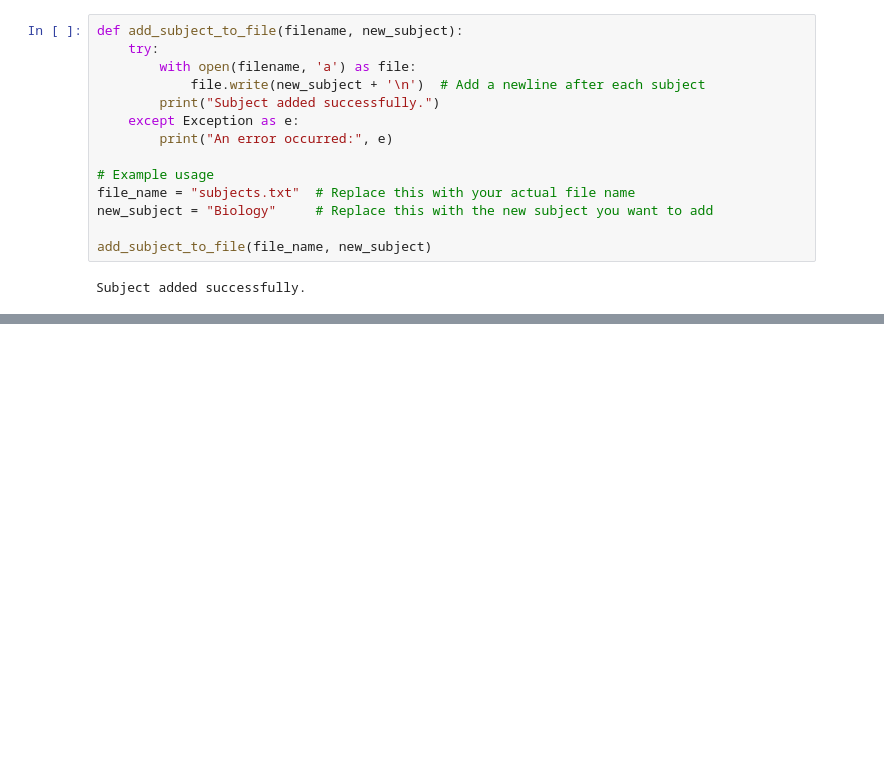
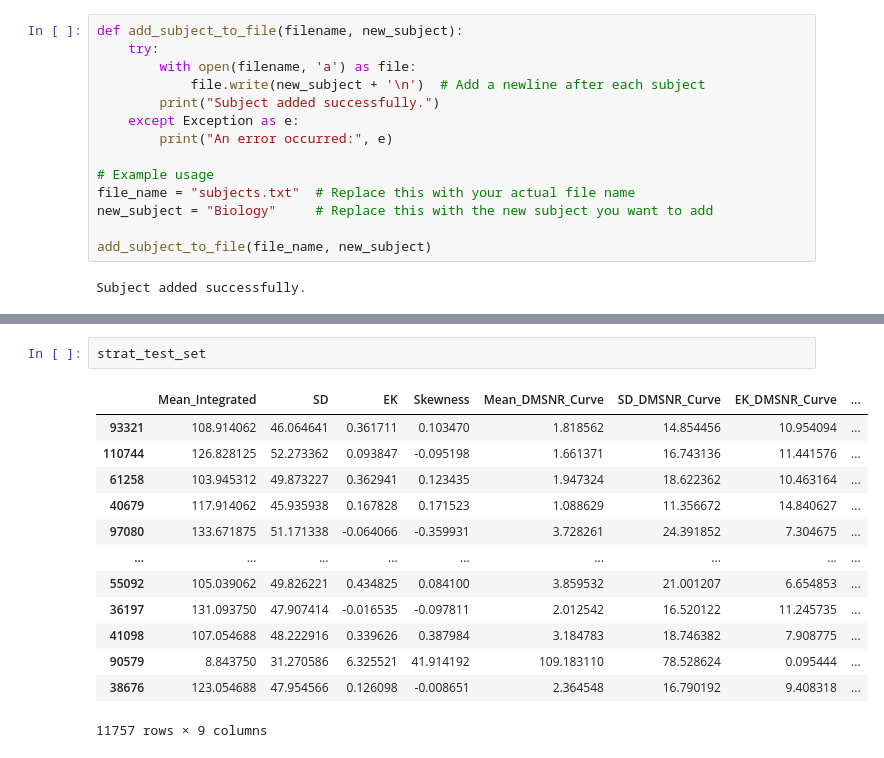
Before and after one commit to sumit-1492/pulsar_project, a Jupyter notebook: research/trials.ipynb, the cells around one changed output, grey strips where cells are left out. Drawn from its saved outputs; the diff is of its cells as text; blank space fills up the shorter version.

```diff
--- a/research/trials.ipynb
+++ b/research/trials.ipynb
@@ -138,0 +247,16 @@ Subject added successfully.
+# %%
+strat_test_set
+# %% [output]
+|  | Mean_Integrated | SD | EK | Skewness | Mean_DMSNR_Curve | SD_DMSNR_Curve | EK_DMSNR_Curve | ... |
+| 93321 | 108.914062 | 46.064641 | 0.361711 | 0.103470 | 1.818562 | 14.854456 | 10.954094 | ... |
+| 110744 | 126.828125 | 52.273362 | 0.093847 | -0.095198 | 1.661371 | 16.743136 | 11.441576 | ... |
+| 61258 | 103.945312 | 49.873227 | 0.362941 | 0.123435 | 1.947324 | 18.622362 | 10.463164 | ... |
+| 40679 | 117.914062 | 45.935938 | 0.167828 | 0.171523 | 1.088629 | 11.356672 | 14.840627 | ... |
+| 97080 | 133.671875 | 51.171338 | -0.064066 | -0.359931 | 3.728261 | 24.391852 | 7.304675 | ... |
+| ... | ... | ... | ... | ... | ... | ... | ... | ... |
+| 55092 | 105.039062 | 49.826221 | 0.434825 | 0.084100 | 3.859532 | 21.001207 | 6.654853 | ... |
+| 36197 | 131.093750 | 47.907414 | -0.016535 | -0.097811 | 2.012542 | 16.520122 | 11.245735 | ... |
+| 41098 | 107.054688 | 48.222916 | 0.339626 | 0.387984 | 3.184783 | 18.746382 | 7.908775 | ... |
+| 90579 | 8.843750 | 31.270586 | 6.325521 | 41.914192 | 109.183110 | 78.528624 | 0.095444 | ... |
+| 38676 | 123.054688 | 47.954566 | 0.126098 | -0.008651 | 2.364548 | 16.790192 | 9.408318 | ... |
+11757 rows × 9 columns
```
Also changed, not shown: parts of 17 cells of this notebook, 9 other files.
